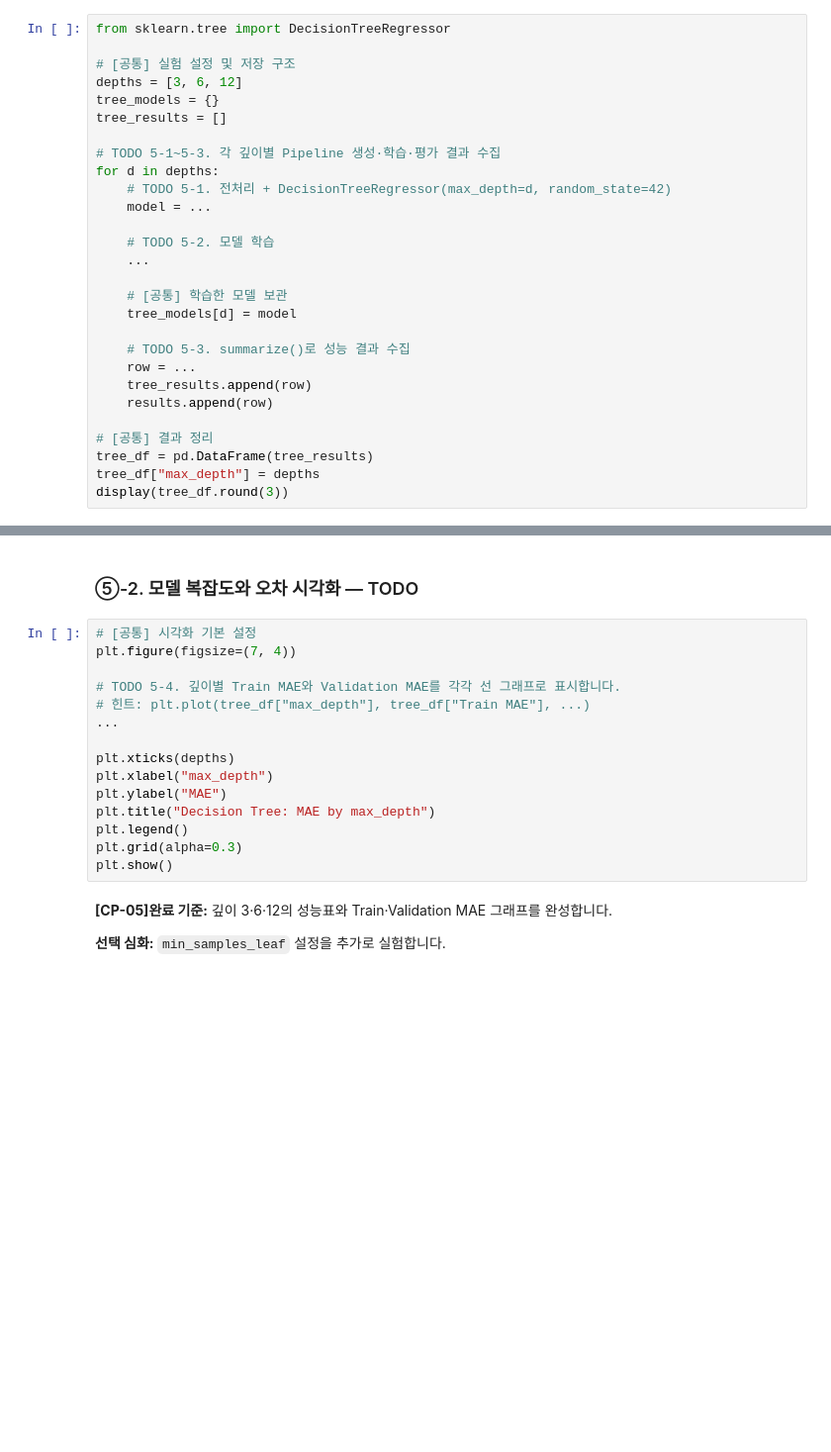
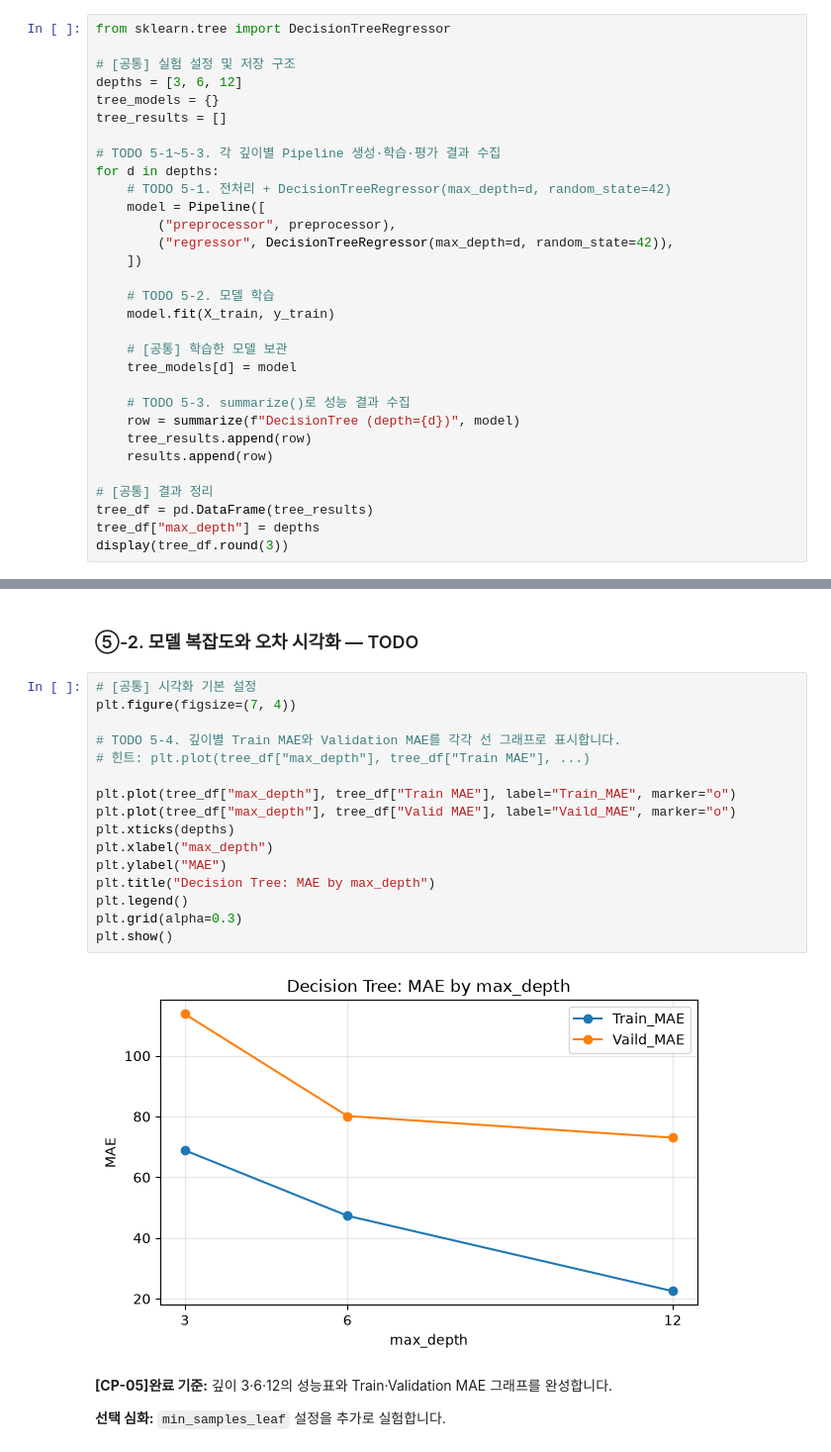
Before and after one commit to Kim-ms/ai-mini-projects, a Jupyter notebook: mini-project-01/code/01_regression_bike_demand.ipynb, the cells around one changed output, grey strips where cells are left out. Shown at 99% size. Cells and saved outputs as stored; diff of their text form; blank space fills up the shorter version.

```diff
--- a/mini-project-01/code/01_regression_bike_demand.ipynb
+++ b/mini-project-01/code/01_regression_bike_demand.ipynb
@@ -523,16 +523,19 @@ tree_results = []
 # TODO 5-1~5-3. 각 깊이별 Pipeline 생성·학습·평가 결과 수집
 for d in depths:
     # TODO 5-1. 전처리 + DecisionTreeRegressor(max_depth=d, random_state=42)
-    model = ...
+    model = Pipeline([
+        ("preprocessor", preprocessor),
+        ("regressor", DecisionTreeRegressor(max_depth=d, random_state=42)),
+    ])
 
     # TODO 5-2. 모델 학습
-    ...
+    model.fit(X_train, y_train)
 
     # [공통] 학습한 모델 보관
     tree_models[d] = model
 
     # TODO 5-3. summarize()로 성능 결과 수집
-    row = ...
+    row = summarize(f"DecisionTree (depth={d})", model)
     tree_results.append(row)
     results.append(row)
 
@@ -545,18 +553,21 @@ display(tree_df.round(3))
 # %%
 # [공통] 시각화 기본 설정
 plt.figure(figsize=(7, 4))
 
 # TODO 5-4. 깊이별 Train MAE와 Validation MAE를 각각 선 그래프로 표시합니다.
 # 힌트: plt.plot(tree_df["max_depth"], tree_df["Train MAE"], ...)
-...
 
+plt.plot(tree_df["max_depth"], tree_df["Train MAE"], label="Train_MAE", marker="o")
+plt.plot(tree_df["max_depth"], tree_df["Valid MAE"], label="Vaild_MAE", marker="o")
 plt.xticks(depths)
 plt.xlabel("max_depth")
 plt.ylabel("MAE")
 plt.title("Decision Tree: MAE by max_depth")
 plt.legend()
 plt.grid(alpha=0.3)
 plt.show()
+# %% [output]
+[figure, added]
 # %% [markdown]
 **[CP-05]완료 기준:** 깊이 3·6·12의 성능표와 Train·Validation MAE 그래프를 완성합니다.
 
```
Also changed, not shown: parts of 1 cell of this notebook.
